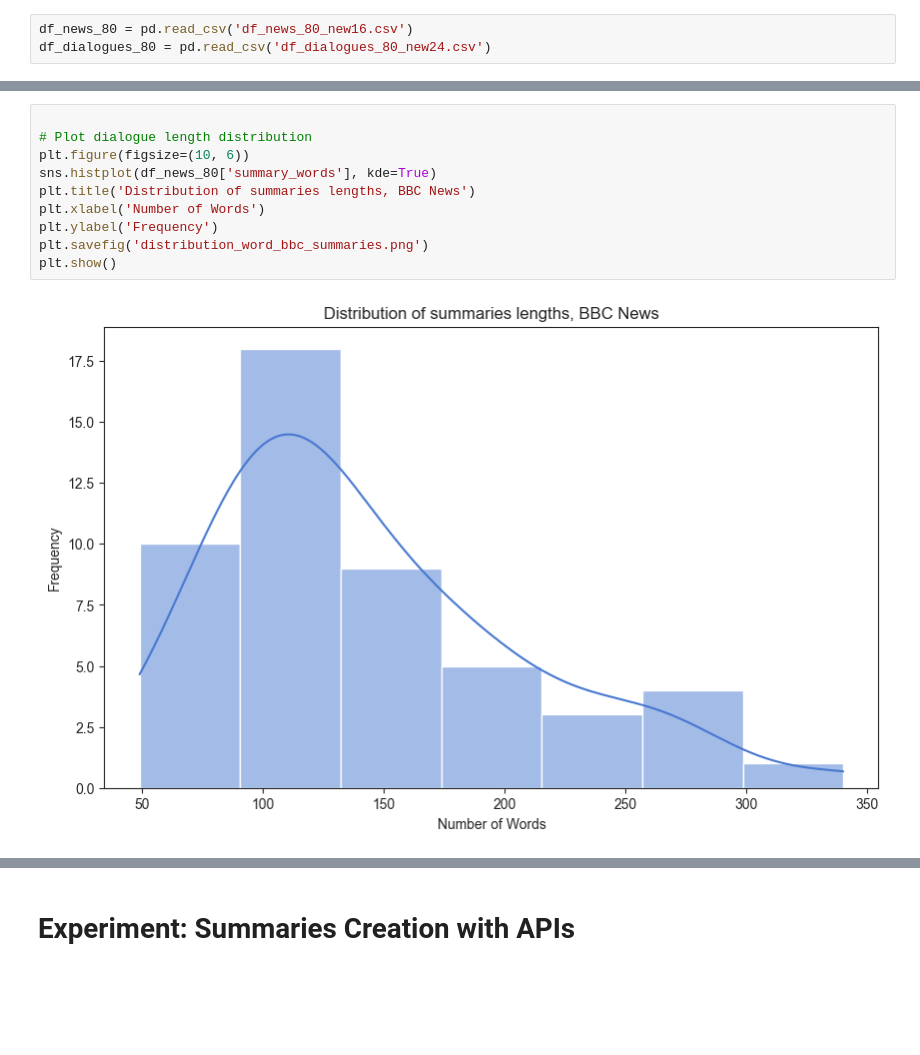
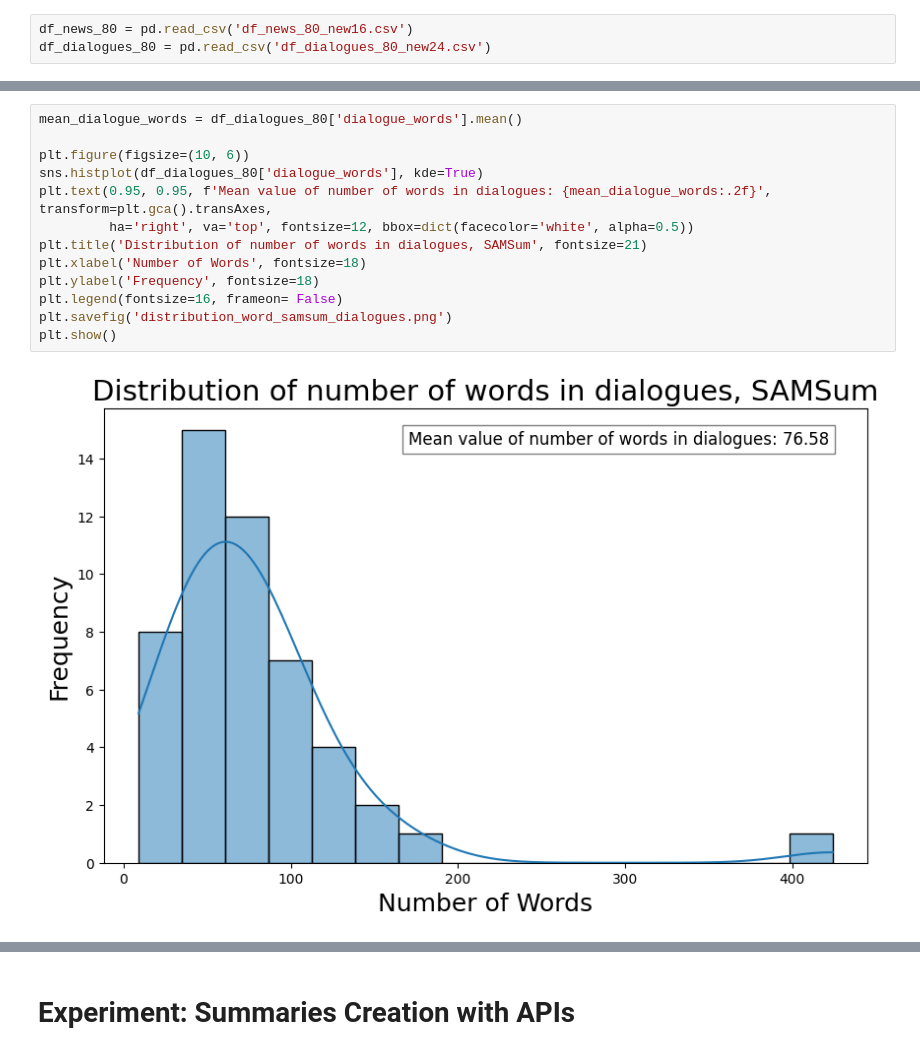
Before and after one commit to Sernoth/Evaluation-of-text-summarization-metric---bachelor, a Jupyter notebook: evaluation_metric_text_summarization.ipynb, the cells around one changed output, grey strips where cells are left out. Saved outputs shown, nothing was run; the diff lists cells and outputs as text; blank space fills up the shorter version.

```diff
--- a/evaluation_metric_text_summarization.ipynb
+++ b/evaluation_metric_text_summarization.ipynb
@@ -75,12 +27,15 @@ plt.show()
-# %%
-
-# Plot dialogue length distribution
-plt.figure(figsize=(10, 6))
-sns.histplot(df_news_80['summary_words'], kde=True)
-plt.title('Distribution of summaries lengths, BBC News')
-plt.xlabel('Number of Words')
-plt.ylabel('Frequency')
-plt.savefig('distribution_word_bbc_summaries.png')
-plt.show()
-# %% [output]
-[figure, removed]
+# %%
+mean_dialogue_words = df_dialogues_80['dialogue_words'].mean()
+
+plt.figure(figsize=(10, 6))
+sns.histplot(df_dialogues_80['dialogue_words'], kde=True)
+plt.text(0.95, 0.95, f'Mean value of number of words in dialogues: {mean_dialogue_words:.2f}', transform=plt.gca().transAxes,
+         ha='right', va='top', fontsize=12, bbox=dict(facecolor='white', alpha=0.5))
+plt.title('Distribution of number of words in dialogues, SAMSum', fontsize=21)
+plt.xlabel('Number of Words', fontsize=18)
+plt.ylabel('Frequency', fontsize=18)
+plt.legend(fontsize=16, frameon= False)
+plt.savefig('distribution_word_samsum_dialogues.png')
+plt.show()
+# %% [output]
+[figure, added]
```
Also changed, not shown: parts of 29 cells of this notebook.
